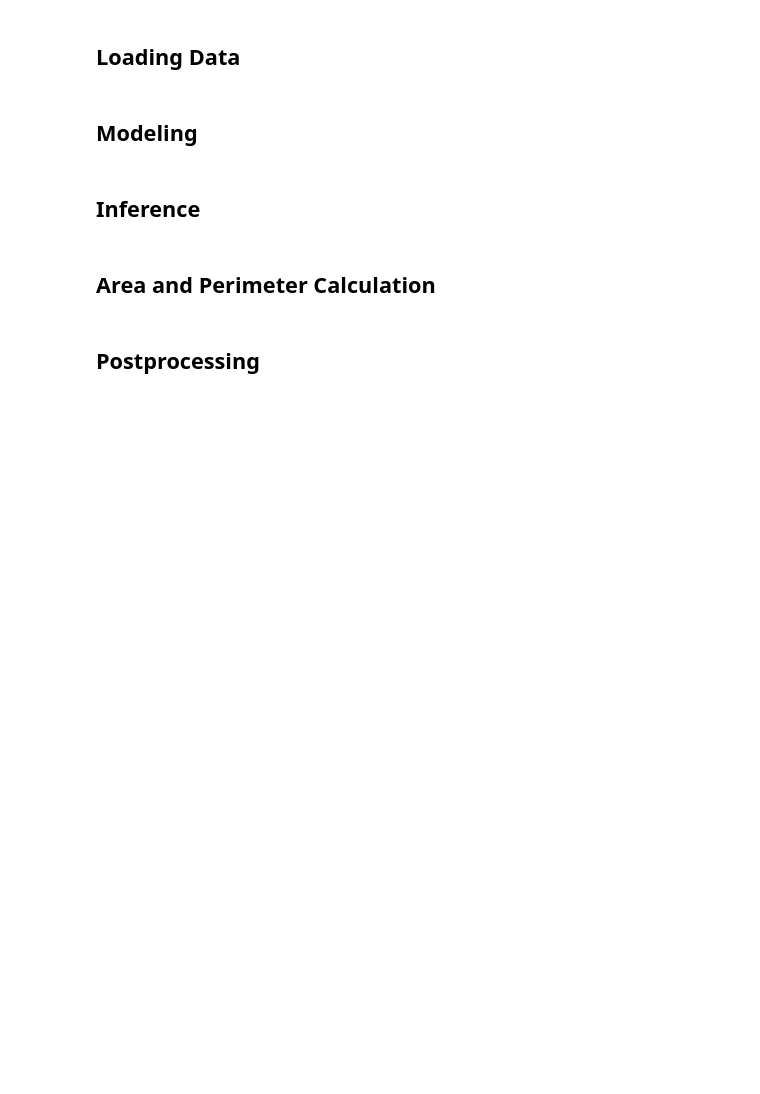
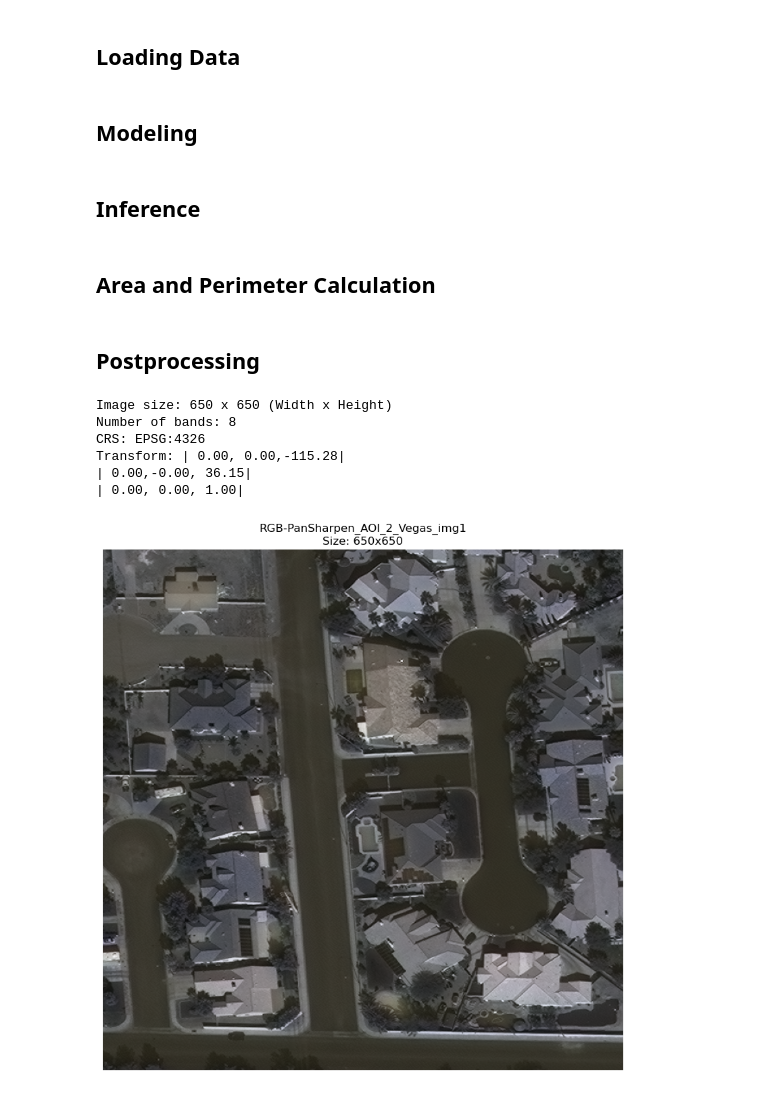
Before and after one commit to noface-0/Geoestimation, a Jupyter notebook: mult-spectrum.ipynb, the cells around one changed output. Saved outputs shown, nothing was run; the diff lists cells and outputs as text; code cells hidden in the pictures; blank space fills up the shorter version.

```diff
--- a/mult-spectrum.ipynb
+++ b/mult-spectrum.ipynb
@@ -704,3 +853,63 @@ img = mpimg.imread("img.jpg")
 # Display the image
 plt.imshow(img)
 plt.show()
+# %%
+## Visualize the first image
+
+import rasterio
+import numpy as np
+from matplotlib import pyplot as plt
+
+# Path to the first image
+image_path = "dataset/AOI_2_Vegas_Train/MUL-PanSharpen/MUL-PanSharpen_AOI_2_Vegas_img1049.tif"
+
+try:
+    # Open the image using Rasterio
+    with rasterio.open(image_path) as src:
+        # Print image size and metadata
+        print(f"Image size: {src.width} x {src.height} (Width x Height)")
+        print(f"Number of bands: {src.count}")
+        print(f"CRS: {src.crs}")
+        print(f"Transform: {src.transform}")
+
+        # Ensure the image has at least 3 bands (R, G, B)
+        if src.count < 3:
+            raise ValueError("The image does not have enough bands (expected at least 3).")
+
+        # Read the first three bands (R, G, B)
+        r = src.read(1)
+        g = src.read(2)
+        b = src.read(3)
+
+        # Normalize each band individually to the range 0–255
+        def normalize_band(band):
+            return (band - band.min()) / (band.max() - band.min()) * 255
+
+        r_normalized = normalize_band(r).astype(np.uint8)
+        g_normalized = normalize_band(g).astype(np.uint8)
+        b_normalized = normalize_band(b).astype(np.uint8)
+
+        # Stack the normalized RGB bands
+        rgb_normalized = np.stack((r_normalized, g_normalized, b_normalized), axis=-1)
+
+    # Display the image
+    plt.figure(figsize=(10, 10))
+    plt.imshow(rgb_normalized)
+    plt.title(f"RGB-PanSharpen_AOI_2_Vegas_img1\nSize: {src.width}x{src.height}")
+    plt.axis("off")
+    plt.show()
+
+except FileNotFoundError:
+    print(f"Error: The file {image_path} was not found.")
+except ValueError as ve:
+    print(f"Error: {ve}")
+except Exception as e:
+    print(f"An unexpected error occurred: {e}")
+# %% [output]
+Image size: 650 x 650 (Width x Height)
+Number of bands: 8
+CRS: EPSG:4326
+Transform: | 0.00, 0.00,-115.28|
+| 0.00,-0.00, 36.15|
+| 0.00, 0.00, 1.00|
+[figure, added]
```
Also changed, not shown: parts of 9 cells of this notebook.
